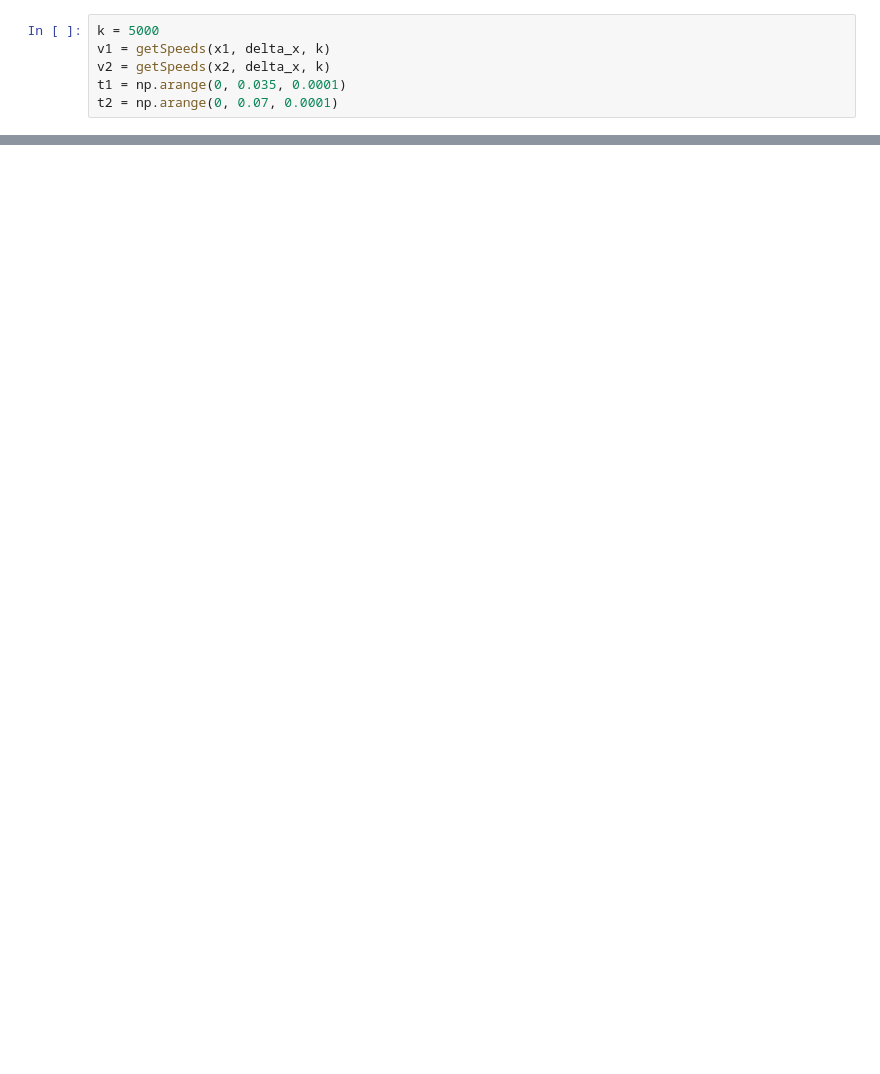
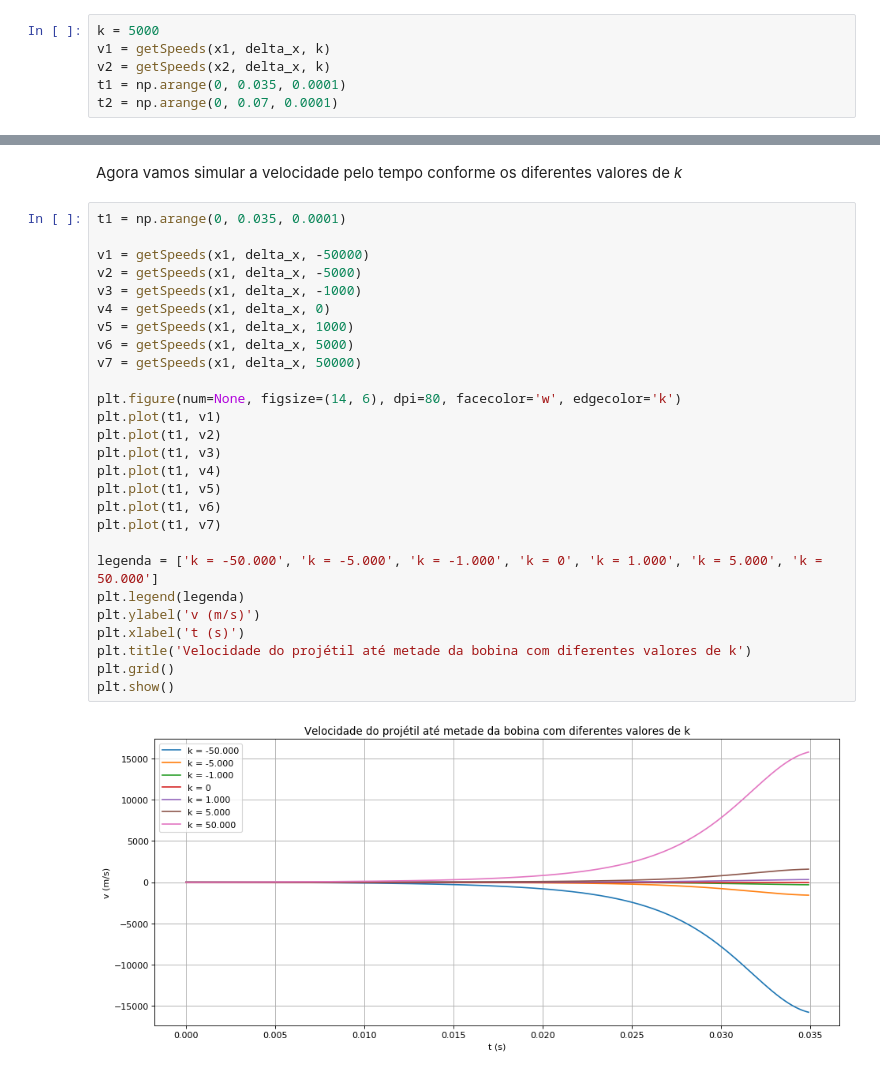
Before and after one commit to slimkaki/WebShooter, a Jupyter notebook: Projeto - Coil Gun.ipynb, the cells around one changed output, grey strips where cells are left out. Drawn from its saved outputs; the diff is of its cells as text; blank space fills up the shorter version.

Commit message:
velocidades para diferentes k

```diff
--- a/Projeto - Coil Gun.ipynb
+++ b/Projeto - Coil Gun.ipynb
@@ -200,0 +205,31 @@ plt.show()
+# %% [markdown]
+Agora vamos simular a velocidade pelo tempo conforme os diferentes valores de <i>k</i>
+# %%
+t1 = np.arange(0, 0.035, 0.0001)
+
+v1 = getSpeeds(x1, delta_x, -50000)
+v2 = getSpeeds(x1, delta_x, -5000)
+v3 = getSpeeds(x1, delta_x, -1000)
+v4 = getSpeeds(x1, delta_x, 0)
+v5 = getSpeeds(x1, delta_x, 1000)
+v6 = getSpeeds(x1, delta_x, 5000)
+v7 = getSpeeds(x1, delta_x, 50000)
+
+plt.figure(num=None, figsize=(14, 6), dpi=80, facecolor='w', edgecolor='k')
+plt.plot(t1, v1)
+plt.plot(t1, v2)
+plt.plot(t1, v3)
+plt.plot(t1, v4)
+plt.plot(t1, v5)
+plt.plot(t1, v6)
+plt.plot(t1, v7)
+
+legenda = ['k = -50.000', 'k = -5.000', 'k = -1.000', 'k = 0', 'k = 1.000', 'k = 5.000', 'k = 50.000']
+plt.legend(legenda)
+plt.ylabel('v (m/s)')
+plt.xlabel('t (s)')
+plt.title('Velocidade do projétil até metade da bobina com diferentes valores de k')
+plt.grid()
+plt.show()
+# %% [output]
+[figure, added]
```
Also changed, not shown: parts of 3 cells of this notebook.
